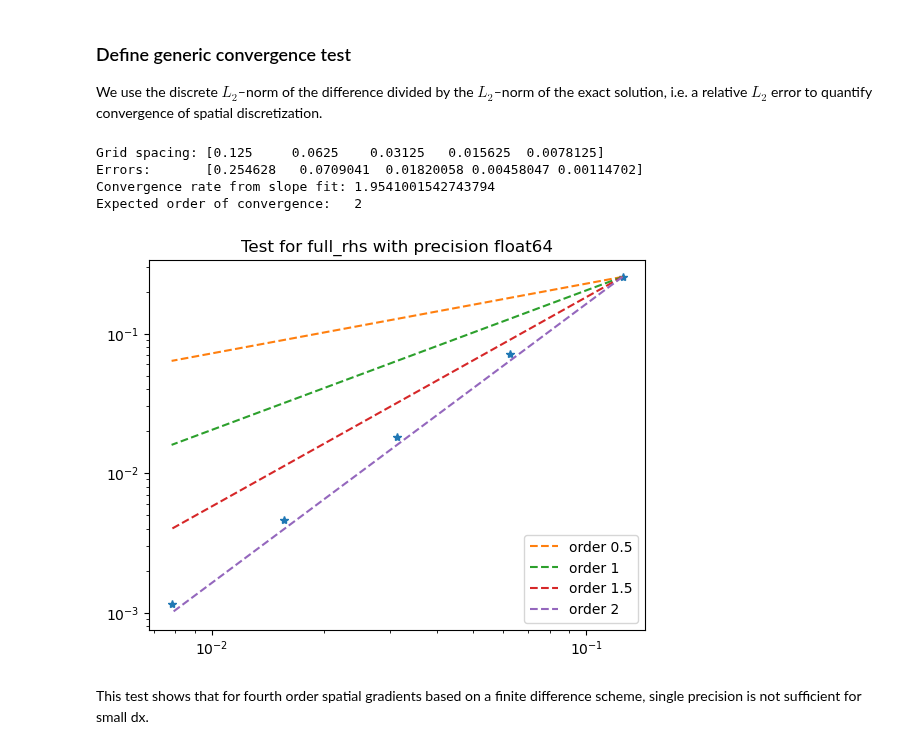
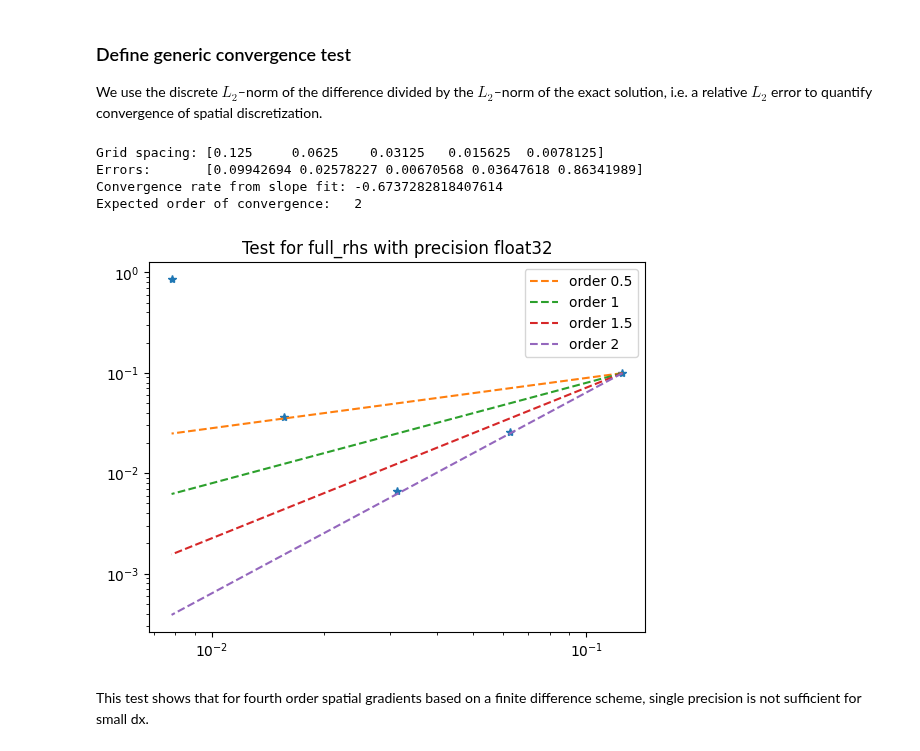
Before and after one commit to daubners/evoxels, a Jupyter notebook: notebooks/03-solver-rhs-testing.ipynb, the cells around one changed output. Saved outputs shown, nothing was run; the diff lists cells and outputs as text; code cells hidden in the pictures.

```diff
--- a/notebooks/03-solver-rhs-testing.ipynb
+++ b/notebooks/03-solver-rhs-testing.ipynb
@@ -12,37 +12,37 @@ We use the discrete $L_2$–norm of the difference divided by the $L_2$–norm o
 from voxelsss.problem_definition import PeriodicCahnHilliard
 from voxelsss.utils import rhs_convergence_test
 
 CS = spv.CoordSys3D('CS')
-test_fun = 0.1 + 0.4 * sp.sin(2*sp.pi*CS.x)
+test_fun = 0.4 + 0.1 * sp.sin(2*sp.pi*CS.x)
 
-precision = 'float64'
+precision = 'float32'
 dx, errors, slope, order = rhs_convergence_test(
         ODE_class      = PeriodicCahnHilliard,
         problem_kwargs = {'eps': 3.0, 'D': 1.0, 'A': 0.25},
         test_function  = test_fun,
         convention     = 'cell_center',
         dtype          = precision,
         backend        = 'torch'
     )
 
 print(f"Grid spacing: {dx}")
 print(f"Errors:       {errors}")
 print("Convergence rate from slope fit:", slope)
 print("Expected order of convergence:  ", order)
 
 plt.loglog(dx, errors,'*')
 plt.loglog(dx, errors[0]/dx[0]**0.5*dx**0.5, '--', label = 'order 0.5')
 plt.loglog(dx, errors[0]/dx[0]*dx,'--', label = 'order 1')
 plt.loglog(dx, errors[0]/dx[0]**1.5*dx**1.5,'--', label = 'order 1.5')
 plt.loglog(dx, errors[0]/dx[0]**2*dx**2,'--', label = 'order 2')
 plt.legend()
 plt.title(f'Test for full_rhs with precision {precision}')
 plt.show()
 # %% [output]
 Grid spacing: [0.125     0.0625    0.03125   0.015625  0.0078125]
-Errors:       [0.254628   0.0709041  0.01820058 0.00458047 0.00114702]
-Convergence rate from slope fit: 1.9541001542743794
+Errors:       [0.09942694 0.02578227 0.00670568 0.03647618 0.86341989]
+Convergence rate from slope fit: -0.6737282818407614
 Expected order of convergence:   2
-[figure, old version]
+[figure, new version]
 # %% [markdown]
 This test shows that for fourth order spatial gradients based on a finite difference scheme, single precision is not sufficient for small dx.
```
Also changed, not shown: parts of 2 cells of this notebook, 6 other files.
